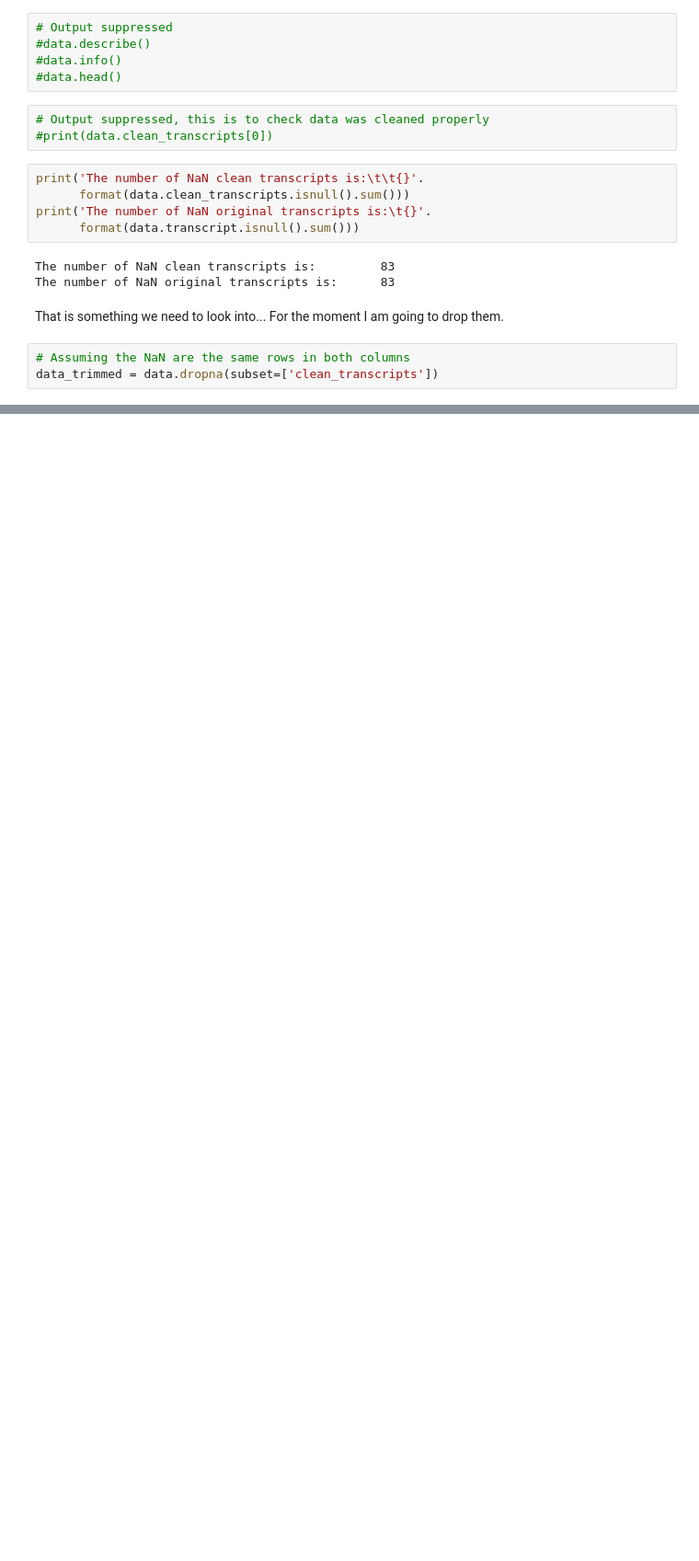
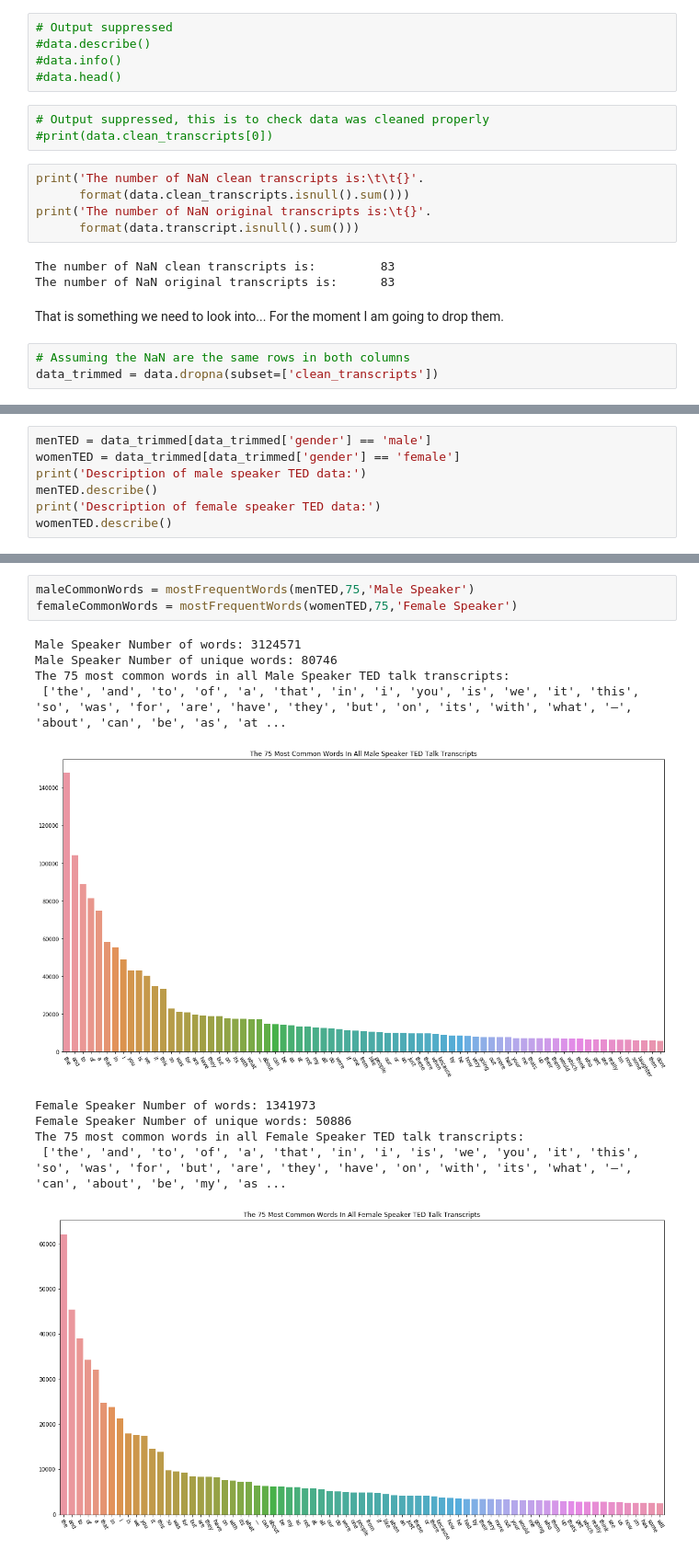
Before and after one commit to GreenMouth/Data-Science-Lab-Final-Project, a Jupyter notebook: src/Data-Exploration.ipynb, the cells around one changed output, grey strips where cells are left out. Shown at 92% size. Drawn from its saved outputs; the diff is of its cells as text; blank space fills up the shorter version.

```diff
--- a/src/Data-Exploration.ipynb
+++ b/src/Data-Exploration.ipynb
@@ -81,0 +150,7 @@ plt.show()
+# %%
+menTED = data_trimmed[data_trimmed['gender'] == 'male']
+womenTED = data_trimmed[data_trimmed['gender'] == 'female']
+print('Description of male speaker TED data:')
+menTED.describe()
+print('Description of female speaker TED data:')
+womenTED.describe()
@@ -81,0 +180,14 @@ plt.show()
+# %%
+maleCommonWords = mostFrequentWords(menTED,75,'Male Speaker')
+femaleCommonWords = mostFrequentWords(womenTED,75,'Female Speaker')
+# %% [output]
+Male Speaker Number of words: 3124571
+Male Speaker Number of unique words: 80746
+The 75 most common words in all Male Speaker TED talk transcripts:
+ ['the', 'and', 'to', 'of', 'a', 'that', 'in', 'i', 'you', 'is', 'we', 'it', 'this', 'so', 'was', 'for', 'are', 'have', 'they', 'but', 'on', 'its', 'with', 'what', '—', 'about', 'can', 'be', 'as', 'at ...
+[figure, added]
+Female Speaker Number of words: 1341973
+Female Speaker Number of unique words: 50886
+The 75 most common words in all Female Speaker TED talk transcripts:
+ ['the', 'and', 'to', 'of', 'a', 'that', 'in', 'i', 'is', 'we', 'you', 'it', 'this', 'so', 'was', 'for', 'but', 'are', 'they', 'have', 'on', 'with', 'its', 'what', '—', 'can', 'about', 'be', 'my', 'as ...
+[figure, added]
```
Also changed, not shown: parts of 14 cells of this notebook.
